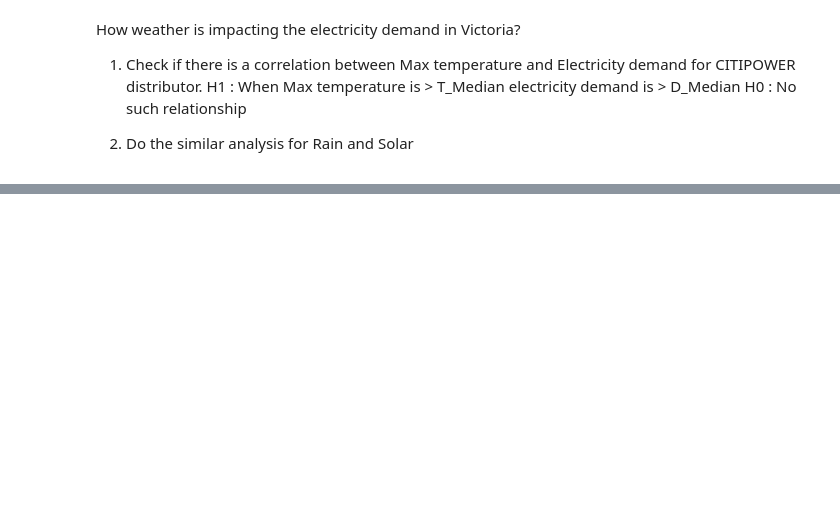
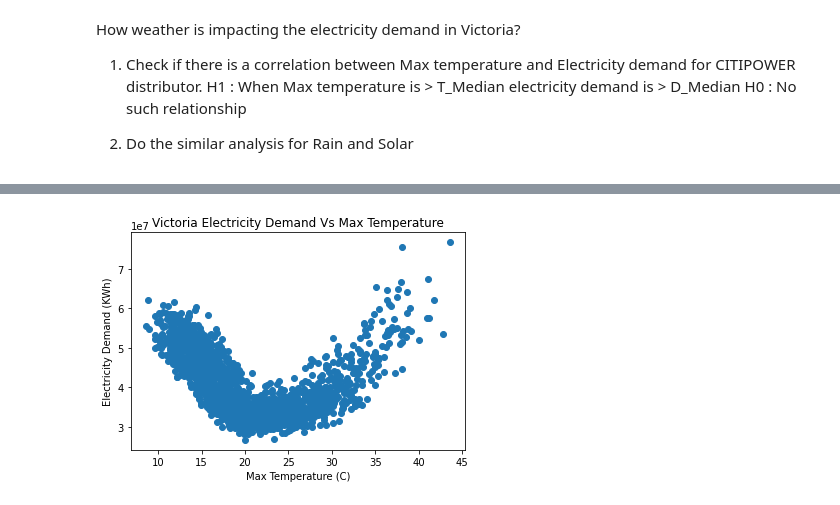
Before and after one commit to tahsinurrahman2011/Project-1, a Jupyter notebook: Electricity Demand Vs Weather Analysis.ipynb, the cells around one changed output, grey strips where cells are left out. Saved outputs shown, nothing was run; the diff lists cells and outputs as text; code cells hidden in the pictures; blank space fills up the shorter version.

```diff
--- a/Electricity Demand Vs Weather Analysis.ipynb
+++ b/Electricity Demand Vs Weather Analysis.ipynb
@@ -79,0 +85,5 @@ AttributeError: 'Series' object has no attribute 'tolist'
+# %%
+Vicdemand_df = demand_df.groupby(['Measure_Date']).agg({'Daily_Demand': "sum",'Business_Demand': "sum",'Non_Business_Demand': "sum"})
+VicdemandDaily_df = pd.DataFrame(Vicdemand_df['Daily_Demand'])
+
+VicdemandDaily_df.tail()
@@ -79,0 +98,5 @@ AttributeError: 'Series' object has no attribute 'tolist'
+# %%
+MaxTempDF = weatherDF.loc[weatherDF.MeasurementType == 'MaxTemp']
+MaxTempDF = MaxTempDF.loc[((MaxTempDF.Measure_Date >= '2015-01-01') & (MaxTempDF.Measure_Date < '2019-07-01'))]
+MaxTempDF = MaxTempDF.groupby(['Measure_Date']).agg({'Measure': 'mean'})
+MaxTempDF.tail()
@@ -79,0 +111,3 @@ AttributeError: 'Series' object has no attribute 'tolist'
+# %%
+VicDailyDemand_MaxTemp = VicdemandDaily_df.merge(MaxTempDF, left_index=True, right_index=True)
+VicDailyDemand_MaxTemp.head()
@@ -79,0 +122,9 @@ AttributeError: 'Series' object has no attribute 'tolist'
+# %%
+# VicDailyDemand_MaxTemp.plot(x='Measure', y='Daily_Demand', style='o')
+plt.scatter(VicDailyDemand_MaxTemp['Measure'], VicDailyDemand_MaxTemp['Daily_Demand'])
+plt.xlabel("Max Temperature (C)")
+plt.ylabel("Electricity Demand (KWh)")
+plt.title("Victoria Electricity Demand Vs Max Temperature")
+plt.show()
+# %% [output]
+[figure, added]
```
Also changed, not shown: parts of 10 cells of this notebook, 1 other file.
